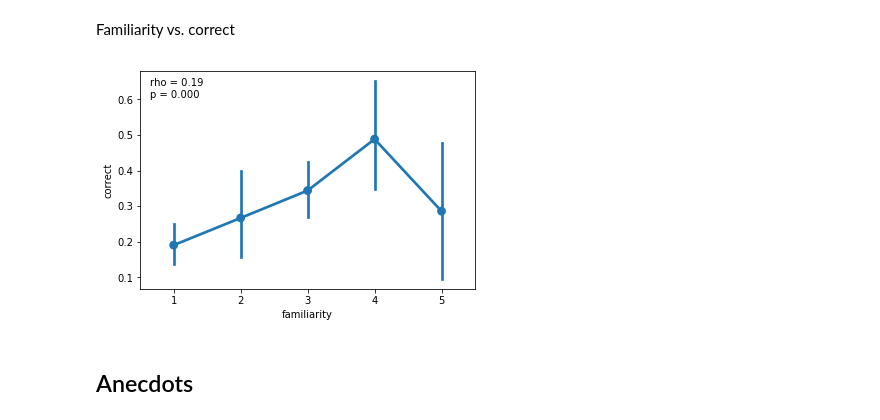
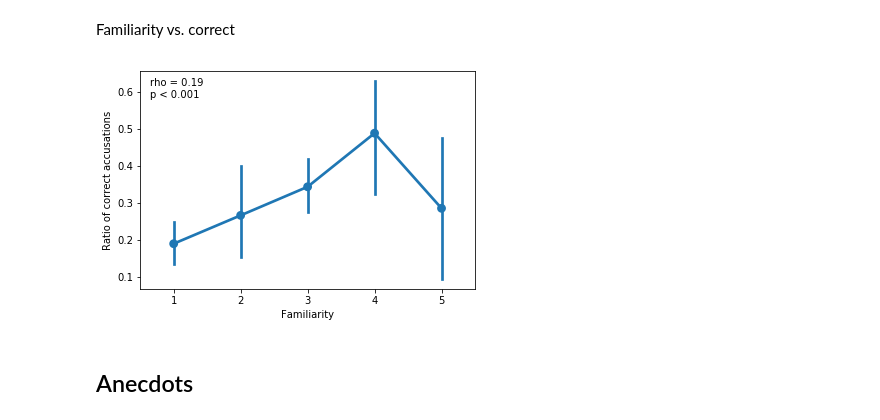
Before and after one commit to Nagasaki45/UnsocialVR, a Jupyter notebook: experiment/Analysis.ipynb, the cells around one changed output. Drawn from its saved outputs; the diff is of its cells as text; code cells hidden in the pictures.

Commit message:
Report/Analysis: Add analysis figures to results section

```diff
--- a/experiment/Analysis.ipynb
+++ b/experiment/Analysis.ipynb
@@ -17,8 +17,13 @@ import seaborn as sns
 %matplotlib inline
 # %%
 DATA_DIR = 'data'
+PLOTS_DIR = '../graphics'
 SIGNIFICANCE = .05
 SIGNIFICANCE_COLOR = '0.9'
+# %%
+def savefig(filename):
+    filename = f'analysis_{filename}.svg'
+    plt.savefig(os.path.join(PLOTS_DIR, filename))
 # %% [markdown]
 ## Basic demographics
 # %%
@@ -463,10 +490,13 @@ accusations['familiarity'] = accusations.apply(
 )
 # %%
 rho, p = sps.spearmanr(accusations.familiarity, accusations.correct)
-ax = sns.pointplot(x='familiarity', y='correct', data=accusations);
-ax.annotate(f'rho = {rho:.2f}\np = {p:.3f}', xy=(.03, .88), xycoords=ax.transAxes);
+ax = sns.pointplot(x='familiarity', y='correct', data=accusations)
+ax.annotate(f'rho = {rho:.2f}\n{report_p_value(p)}', xy=(.03, .88), xycoords=ax.transAxes)
+ax.set_xlabel('Familiarity')
+ax.set_ylabel('Ratio of correct accusations')
+savefig('pointplot_familiarity_vs_correct')
 # %% [output]
-[figure, old version]
+[figure, new version]
 # %% [markdown]
 ## Anecdots
 # %%
```
Also changed, not shown: parts of 9 cells of this notebook, 2 other files.
